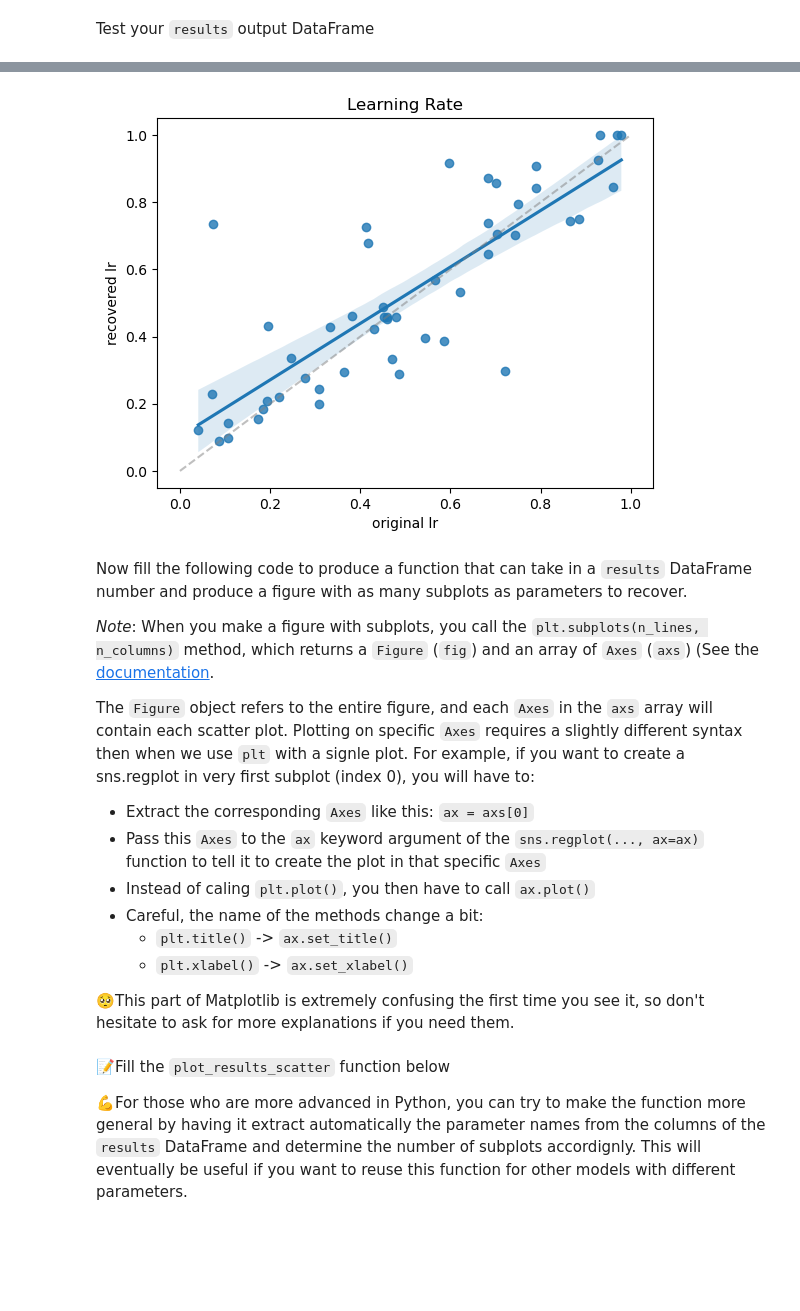
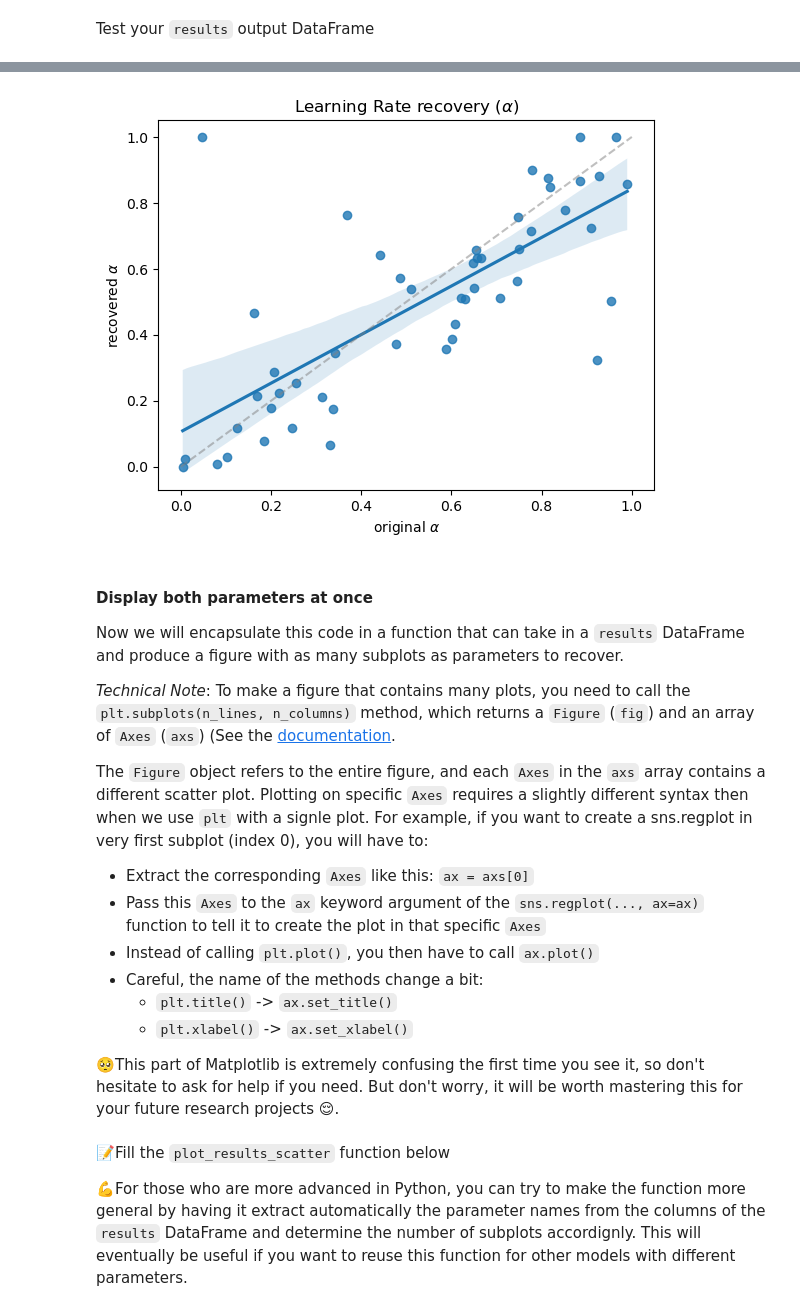
Before and after one commit to easiryne/cognitive-modeling-lab, a Jupyter notebook: TD_6/td6_solution.ipynb, the cells around one changed output, grey strips where cells are left out. Drawn from its saved outputs; the diff is of its cells as text; code cells hidden in the pictures; blank space fills up the shorter version.

```diff
--- a/TD_6/td6_solution.ipynb
+++ b/TD_6/td6_solution.ipynb
@@ -299,8 +353,10 @@ def perform_parameter_recovery(task, ModelClass, parameter_distributions, n_samp
         }
 
         # Store the results in a Pandas Series
-        results.append(pd.Series({**original_params, **recovered_params}))
+        single_result = pd.Series({**original_params, **recovered_params})
+        results.append(single_result)
     return pd.concat(results, axis=1).transpose()
 
 
-results = perform_parameter_recovery(task, RLModel, param_distributions, 50)
+dev_results = perform_parameter_recovery(task, RLModel, param_distributions, 2)
+dev_results
@@ -313,2 +379,5 @@ test_param_recovery_results(results)
+# %%
+n_samplings = 50    # Adjust this
+results = perform_parameter_recovery(task, RLModel, param_distributions, n_samplings)
 # %% [markdown]
 ## Visualizing parameter recovery results
@@ -324,27 +397,29 @@ _Note_: You can have a look at the `regplot` function from the `Seaborn` library
 # %%
 sns.regplot(data=results, x='learning_rate', y=f'recovered_learning_rate')
 diag = np.linspace(0, 1, 100)
 plt.plot(diag, diag, linestyle='--', color='grey', alpha=0.5)
-plt.xlabel('original lr')
-plt.ylabel('recovered lr')
-plt.title('Learning Rate')
+plt.xlabel('original $\\alpha$')
+plt.ylabel('recovered $\\alpha$')
+plt.title('Learning Rate recovery ($\\alpha$)')
 plt.show()
 # %% [output]
-[figure, old version]
+[figure, new version]
 # %% [markdown]
-Now fill the following code to produce a function that can take in a `results` DataFrame number and produce a figure with as many subplots as parameters to recover.
+#### Display both parameters at once
 
-_Note_: When you make a figure with subplots, you call the `plt.subplots(n_lines, n_columns)` method, which returns a `Figure` (`fig`) and an array of `Axes` (`axs`) (See the [documentation](https://matplotlib.org/stable/api/_as_gen/matplotlib.pyplot.subplots.html).
+Now we will encapsulate this code in a function that can take in a `results` DataFrame and produce a figure with as many subplots as parameters to recover.
 
-The `Figure` object refers to the entire figure, and each `Axes` in the `axs` array will contain each scatter plot. Plotting on specific `Axes` requires a slightly different syntax then when we use `plt` with a signle plot. For example, if you want to create a sns.regplot in very first subplot (index 0), you will have to:
+_Technical Note_: To make a figure that contains many plots, you need to call the `plt.subplots(n_lines, n_columns)` method, which returns a `Figure` (`fig`) and an array of `Axes` (`axs`) (See the [documentation](https://matplotlib.org/stable/api/_as_gen/matplotlib.pyplot.subplots.html).
+
+The `Figure` object refers to the entire figure, and each `Axes` in the `axs` array contains a different scatter plot. Plotting on specific `Axes` requires a slightly different syntax then when we use `plt` with a signle plot. For example, if you want to create a sns.regplot in very first subplot (index 0), you will have to:
 - Extract the corresponding `Axes` like this: `ax = axs[0]`
 - Pass this `Axes` to the `ax` keyword argument of the `sns.regplot(..., ax=ax)` function to tell it to create the plot in that specific `Axes`
-- Instead of caling `plt.plot()`, you then have to call `ax.plot()`
+- Instead of calling `plt.plot()`, you then have to call `ax.plot()`
 - Careful, the name of the methods change a bit:
     - `plt.title()` -> `ax.set_title()`
     - `plt.xlabel()` -> `ax.set_xlabel()`
 
-🥺This part of Matplotlib is extremely confusing the first time you see it, so don't hesitate to ask for more explanations if you need them.
+🥺This part of Matplotlib is extremely confusing the first time you see it, so don't hesitate to ask for help if you need. But don't worry, it will be worth mastering this for your future research projects 😌.
 # %% [markdown]
 📝Fill the `plot_results_scatter` function below
 
```
Also changed, not shown: parts of 42 cells of this notebook, 3 other files.
